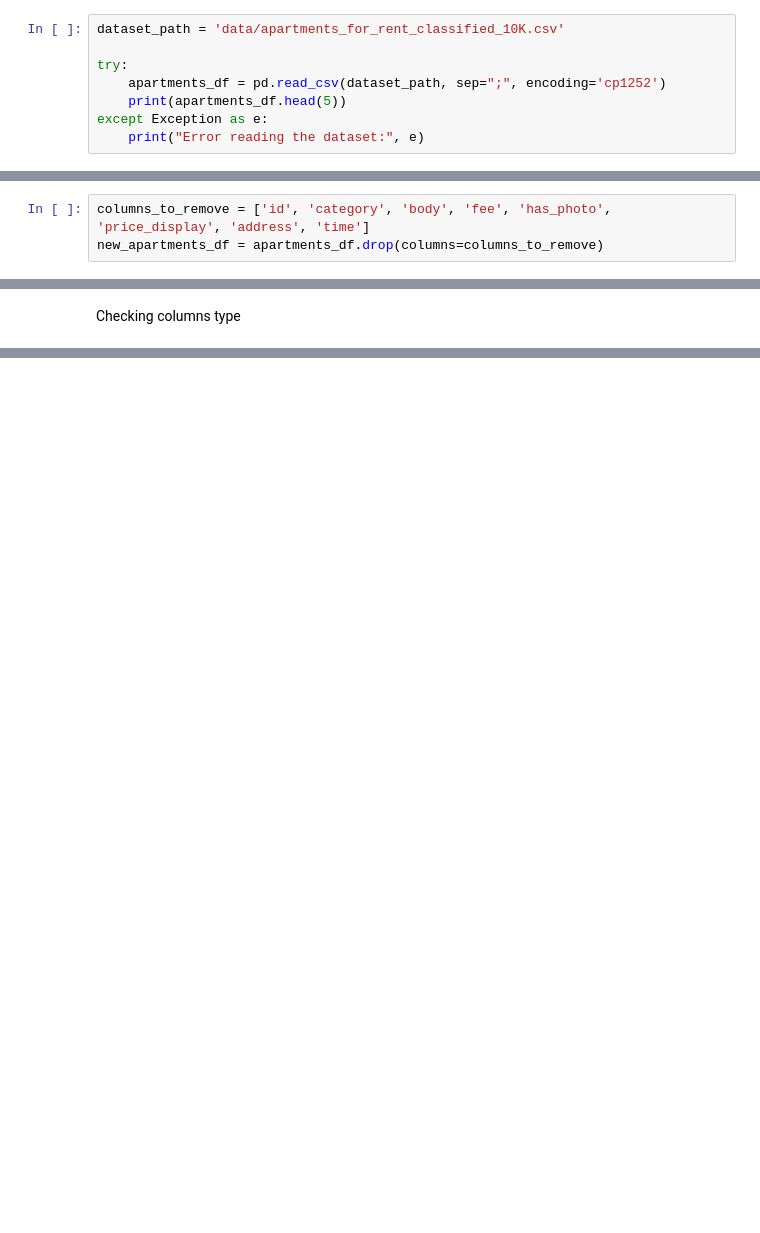
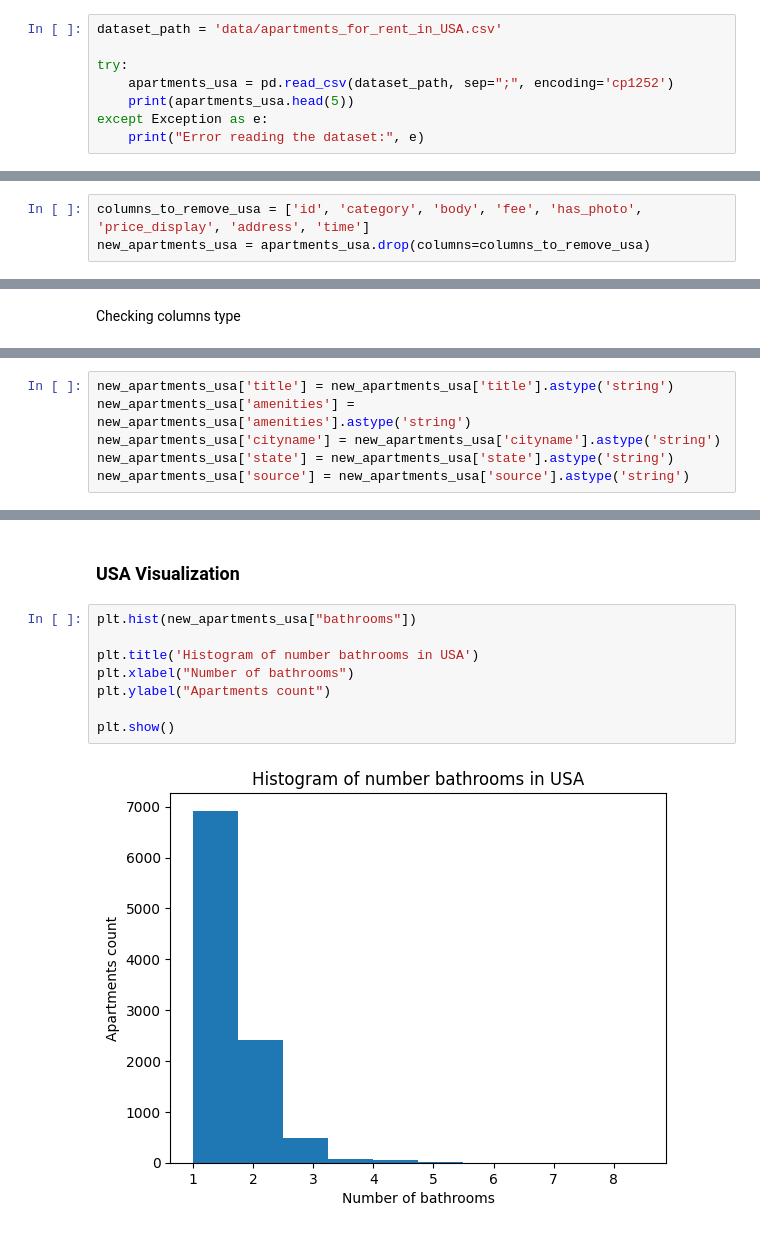
Before and after one commit to borisov5/Data-Science-June-2023, a Jupyter notebook: exam project/Ivelin_Borisov_project.ipynb, the cells around one changed output, grey strips where cells are left out. Saved outputs shown, nothing was run; the diff lists cells and outputs as text; blank space fills up the shorter version.

```diff
--- a/exam project/Ivelin_Borisov_project.ipynb
+++ b/exam project/Ivelin_Borisov_project.ipynb
@@ -13,11 +13,11 @@ import pandas as pd
 
 In the ever-evolving real estate landscape, the availability of data plays a crucial role in understanding the dynamics of the rental market. This data science project aims to analyze and gain insights from a comprehensive dataset on apartments available for rent. To achieve this, we will collect data from the provided dataset hosted on the UCI Machine Learning Repository.
 # %%
-dataset_path = 'data/apartments_for_rent_classified_10K.csv'
+dataset_path = 'data/apartments_for_rent_in_USA.csv'
 
 try:
-    apartments_df = pd.read_csv(dataset_path, sep=";", encoding='cp1252')
-    print(apartments_df.head(5))
+    apartments_usa = pd.read_csv(dataset_path, sep=";", encoding='cp1252')
+    print(apartments_usa.head(5))
 except Exception as e:
     print("Error reading the dataset:", e)
 # %% [output]
@@ -179,5 +327,5 @@ dtype: int64
 # %% [markdown]
 In this phase, we focus on ensuring the dataset is well-structured, relevant, and free from unnecessary clutter. By removing specific columns that add little value or are redundant, we streamline the data for further analysis and model building. Based on the objectives and context of your analysis, i will remove some columns that are not relevant or contribute minimally to the project. This include columns with excessive missing values or redundant information.
 # %%
-columns_to_remove = ['id', 'category', 'body', 'fee', 'has_photo', 'price_display', 'address', 'time']
-new_apartments_df = apartments_df.drop(columns=columns_to_remove)
+columns_to_remove_usa = ['id', 'category', 'body', 'fee', 'has_photo', 'price_display', 'address', 'time']
+new_apartments_usa = apartments_usa.drop(columns=columns_to_remove_usa)
@@ -289,0 +443,6 @@ Create interactive visualizations and dashboards to present the results effectiv
+# %%
+new_apartments_usa['title'] = new_apartments_usa['title'].astype('string')
+new_apartments_usa['amenities'] = new_apartments_usa['amenities'].astype('string')
+new_apartments_usa['cityname'] = new_apartments_usa['cityname'].astype('string')
+new_apartments_usa['state'] = new_apartments_usa['state'].astype('string')
+new_apartments_usa['source'] = new_apartments_usa['source'].astype('string')
@@ -289,0 +524,12 @@ Create interactive visualizations and dashboards to present the results effectiv
+# %% [markdown]
+### USA Visualization
+# %%
+plt.hist(new_apartments_usa["bathrooms"])
+
+plt.title('Histogram of number bathrooms in USA')
+plt.xlabel("Number of bathrooms")
+plt.ylabel("Apartments count")
+
+plt.show()
+# %% [output]
+[figure, added]
```
Also changed, not shown: parts of 72 cells of this notebook.
